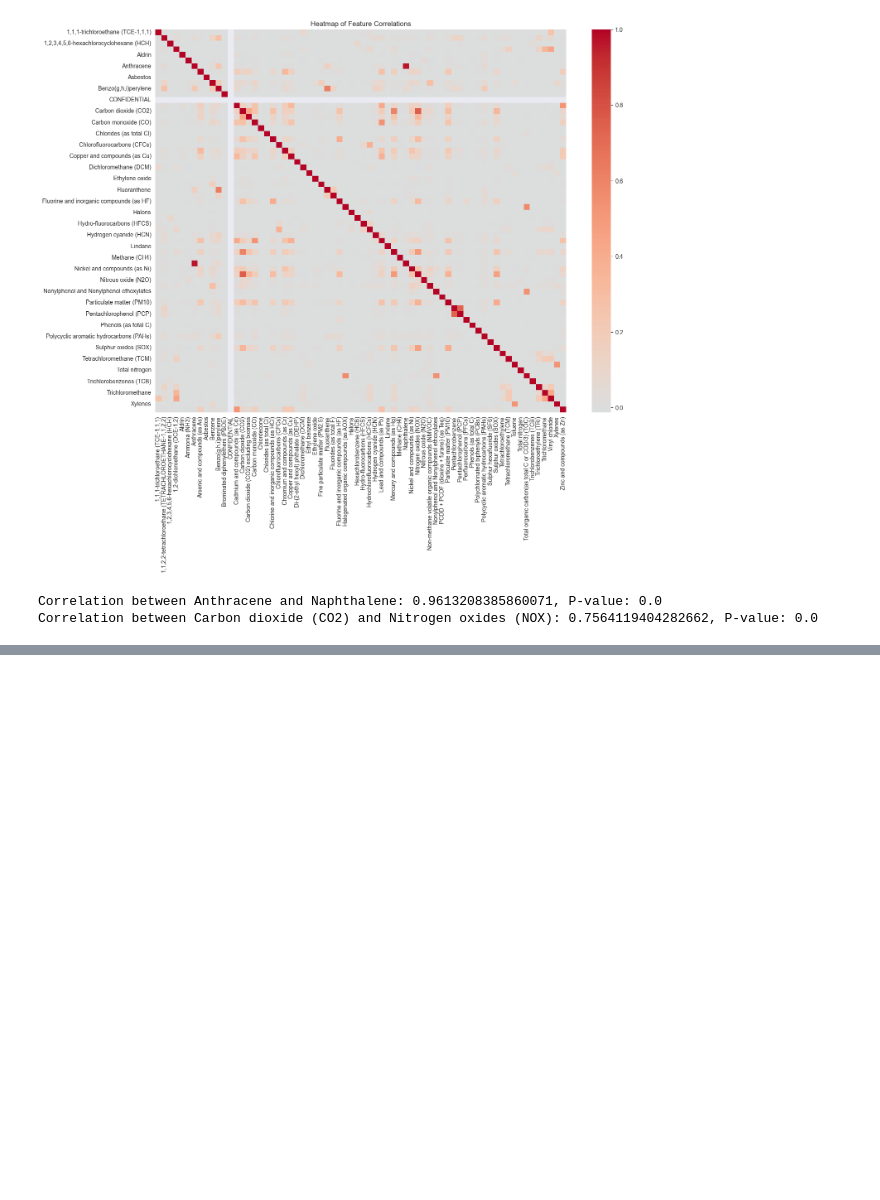
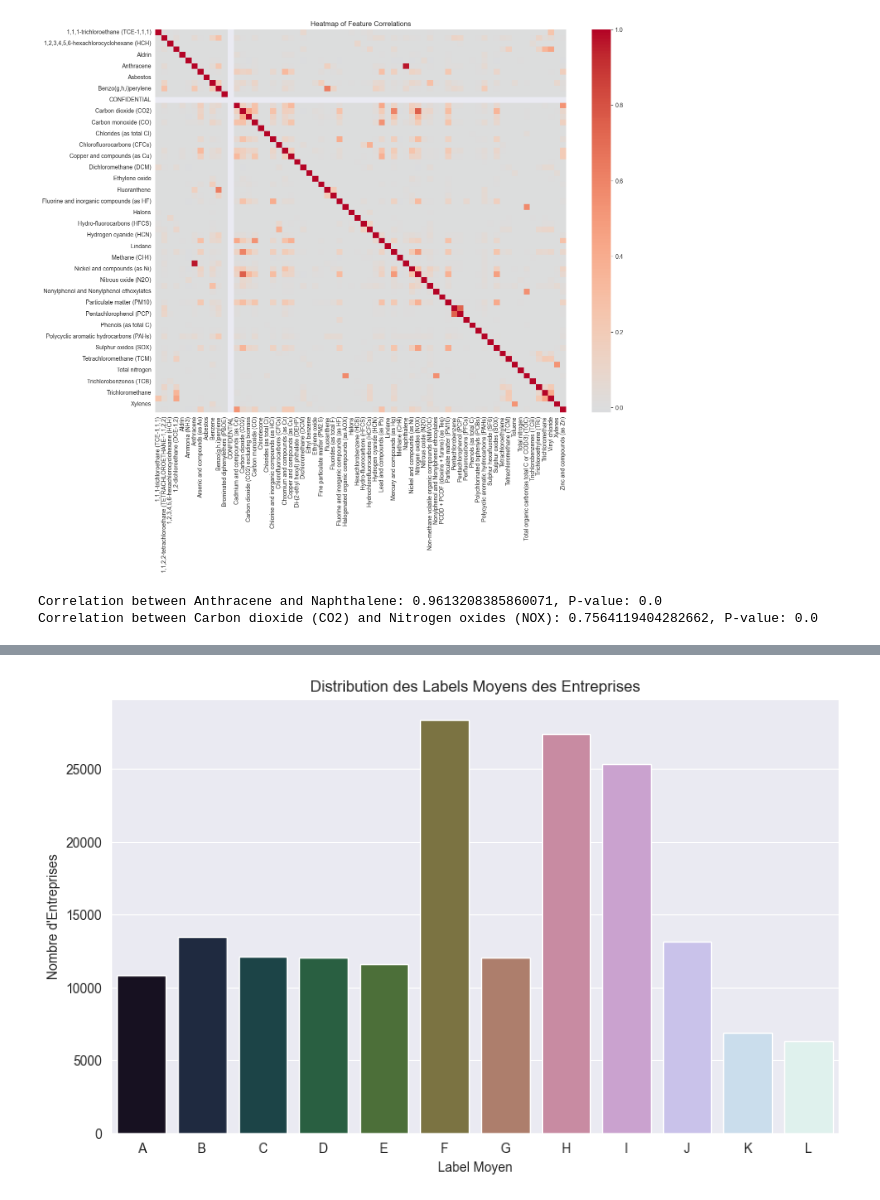
Before and after one commit to FanZy0127/environmental_impact, a Jupyter notebook: modules/Air/test.ipynb, the cells around one changed output, grey strips where cells are left out. Saved outputs shown, nothing was run; the diff lists cells and outputs as text; code cells hidden in the pictures; blank space fills up the shorter version.

```diff
--- a/modules/Air/test.ipynb
+++ b/modules/Air/test.ipynb
@@ -123,0 +182,37 @@ df_agg_per_FacilityInspireID_per_year = df_final.groupby(['FacilityInspireID', '
+# %%
+# labels = ['A', 'B', 'C', 'D', 'E', 'F']
+labels = ['A', 'B', 'C', 'D', 'E', 'F', 'G', 'H', 'I', 'J', 'K', 'L']
+
+for col in cols_to_agg:
+    try:
+        df_agg_per_FacilityInspireID_per_year[col + '_label'] = pd.qcut(df_agg_per_FacilityInspireID_per_year[col],
+                                                                       q=len(labels),
+                                                                       labels=labels,
+                                                                       duplicates='drop')
+    except ValueError:
+        # En cas de valeur unique ou insuffisante pour former les quantiles demandés
+        # Assignation du même label (par exemple 'A') à toutes les observations
+        df_agg_per_FacilityInspireID_per_year[col + '_label'] = pd.Series([labels[0]] * len(df_agg_per_FacilityInspireID_per_year),
+                                                                         index=df_agg_per_FacilityInspireID_per_year.index)
+
+# Conversion des labels en valeurs numériques pour calculer la moyenne
+label_to_num = {label: i for i, label in enumerate(labels)}
+num_cols = [col + '_label' for col in cols_to_agg]
+
+df_agg_per_FacilityInspireID_per_year[num_cols] = df_agg_per_FacilityInspireID_per_year[num_cols].replace(label_to_num)
+
+# Calcul de la moyenne des labels numériques par entreprise
+df_agg_per_FacilityInspireID_per_year['average_label_num'] = df_agg_per_FacilityInspireID_per_year[num_cols].mean(axis=1)
+
+# Définition des bords des bins avec np.histogram_bin_edges
+bin_edges = np.histogram_bin_edges(df_agg_per_FacilityInspireID_per_year['average_label_num'], bins=len(labels))
+
+# Vérification quant au fait que le nombre de bords est supérieur au nombre de labels de 1
+if len(bin_edges) != len(labels) + 1:
+    # Ajustement des bords des bins
+    bin_edges = np.linspace(df_agg_per_FacilityInspireID_per_year['average_label_num'].min(),
+                            df_agg_per_FacilityInspireID_per_year['average_label_num'].max(),
+                            len(labels) + 1)
+
+# Conversion de la moyenne numérique des labels en labels catégoriels
+df_agg_per_FacilityInspireID_per_year['average_label'] = pd.cut(df_agg_per_FacilityInspireID_per_year['average_label_num'], bins=bin_edges, labels=labels, include_lowest=True)
@@ -123,0 +227,10 @@ df_agg_per_FacilityInspireID_per_year = df_final.groupby(['FacilityInspireID', '
+# %%
+# Histogramme des labels moyens
+plt.figure(figsize=(10, 6))
+sns.countplot(x='average_label', data=df_agg_per_FacilityInspireID_per_year, palette='cubehelix')
+plt.title('Distribution des Labels Moyens des Entreprises')
+plt.xlabel('Label Moyen')
+plt.ylabel('Nombre d\'Entreprises')
+plt.show()
+# %% [output]
+[figure, added]
```
Also changed, not shown: parts of 10 cells of this notebook.
